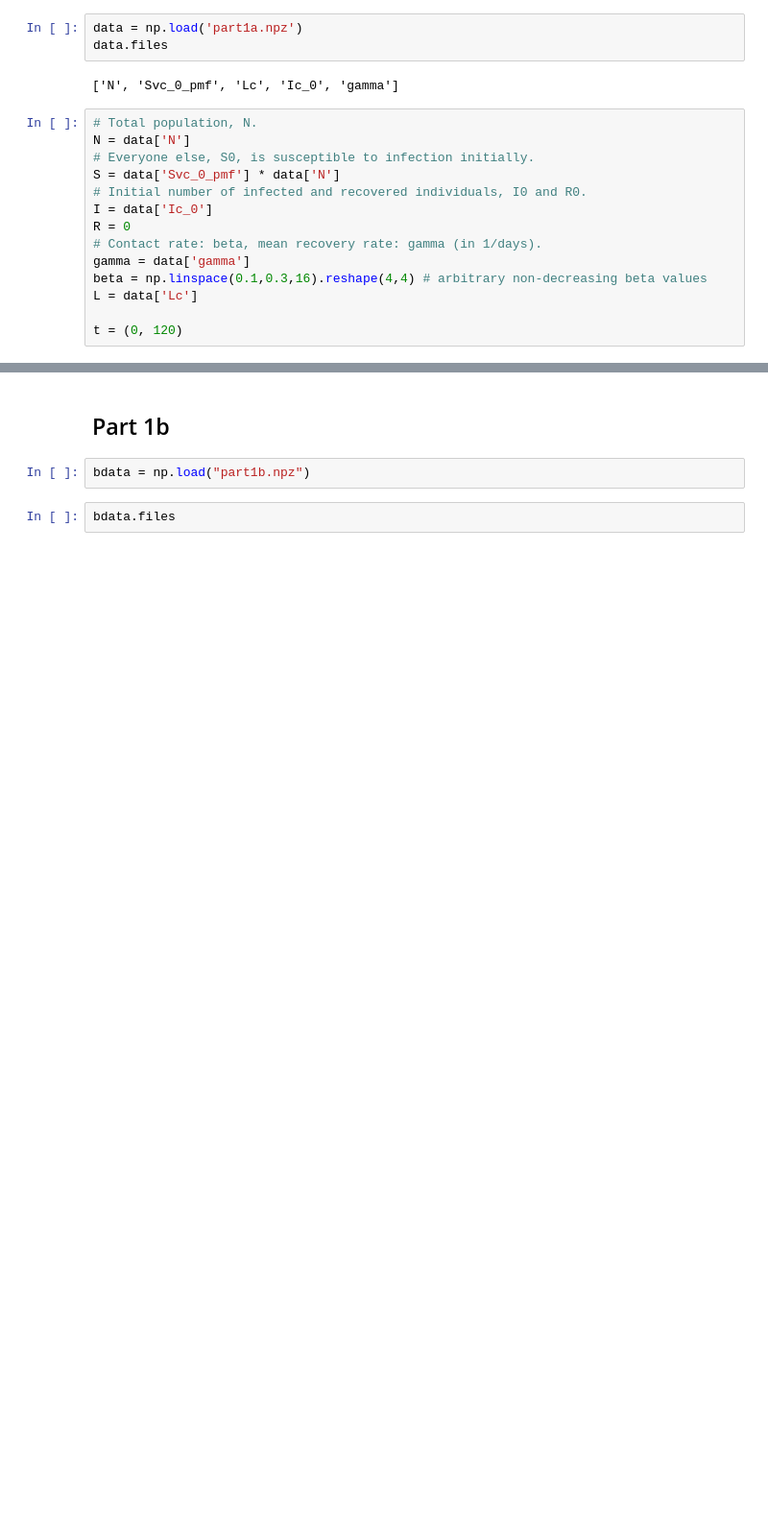
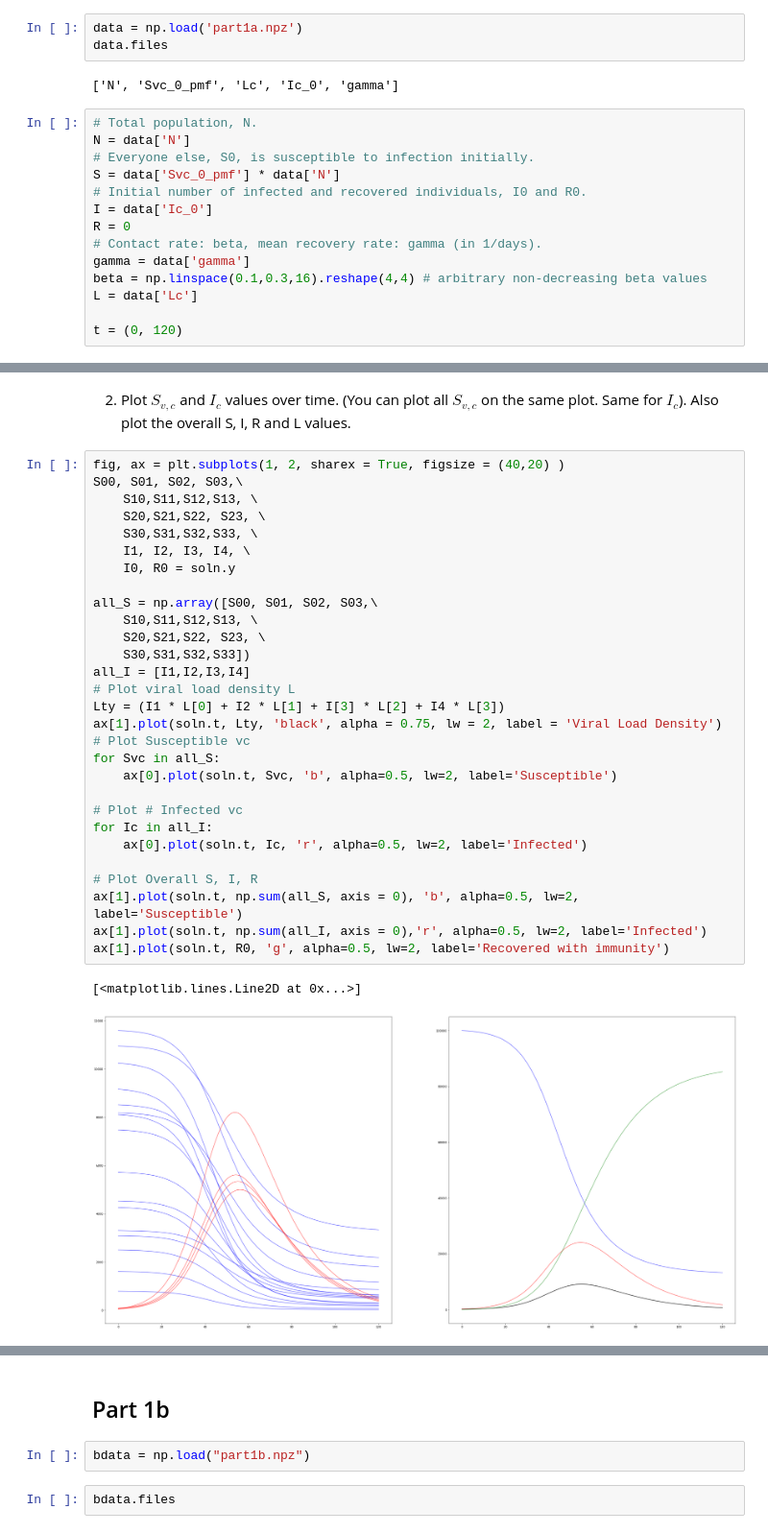
Before and after one commit to lawrencedlin/CMPSC_190DD_Project, a Jupyter notebook: CMPSC190DD.ipynb, the cells around one changed output, grey strips where cells are left out. Shown: that part at 96% size. Drawn from its saved outputs; the diff is of its cells as text; blank space fills up the shorter version.

```diff
--- a/CMPSC190DD.ipynb
+++ b/CMPSC190DD.ipynb
@@ -77,0 +90,34 @@ def SIR(t, y, L, N, beta, gamma):
+# %% [markdown]
+2) Plot $S_{v,c}$ and $I_{c}$ values over time. (You can plot all $S_{v,c}$ on the same plot. Same for $I_{c}$). Also plot the overall S, I, R and L values.
+# %%
+fig, ax = plt.subplots(1, 2, sharex = True, figsize = (40,20) )
+S00, S01, S02, S03,\
+    S10,S11,S12,S13, \
+    S20,S21,S22, S23, \
+    S30,S31,S32,S33, \
+    I1, I2, I3, I4, \
+    I0, R0 = soln.y
+
+all_S = np.array([S00, S01, S02, S03,\
+    S10,S11,S12,S13, \
+    S20,S21,S22, S23, \
+    S30,S31,S32,S33])
+all_I = [I1,I2,I3,I4]
+# Plot viral load density L
+Lty = (I1 * L[0] + I2 * L[1] + I[3] * L[2] + I4 * L[3])
+ax[1].plot(soln.t, Lty, 'black', alpha = 0.75, lw = 2, label = 'Viral Load Density')
+# Plot Susceptible vc
+for Svc in all_S:
+    ax[0].plot(soln.t, Svc, 'b', alpha=0.5, lw=2, label='Susceptible')
+
+# Plot # Infected vc
+for Ic in all_I:
+    ax[0].plot(soln.t, Ic, 'r', alpha=0.5, lw=2, label='Infected')
+
+# Plot Overall S, I, R
+ax[1].plot(soln.t, np.sum(all_S, axis = 0), 'b', alpha=0.5, lw=2, label='Susceptible')
+ax[1].plot(soln.t, np.sum(all_I, axis = 0),'r', alpha=0.5, lw=2, label='Infected')
+ax[1].plot(soln.t, R0, 'g', alpha=0.5, lw=2, label='Recovered with immunity')
+# %% [output]
+[<matplotlib.lines.Line2D at 0x...>]
+[figure, added]
```
Also changed, not shown: parts of 34 cells of this notebook.
